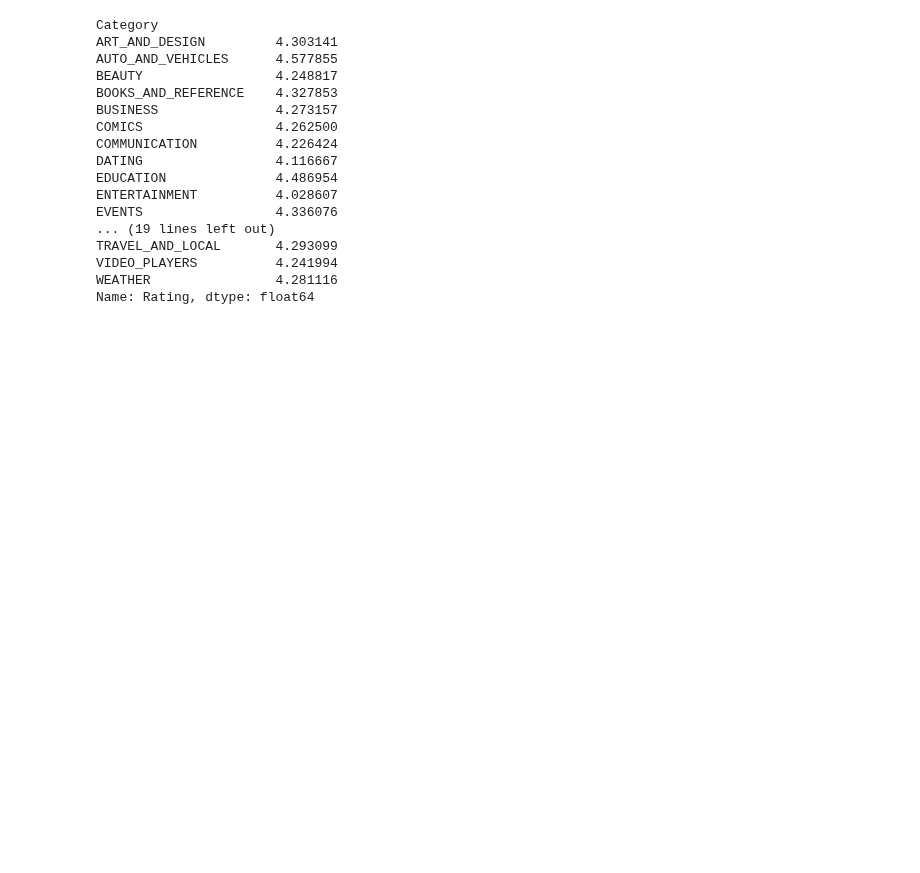
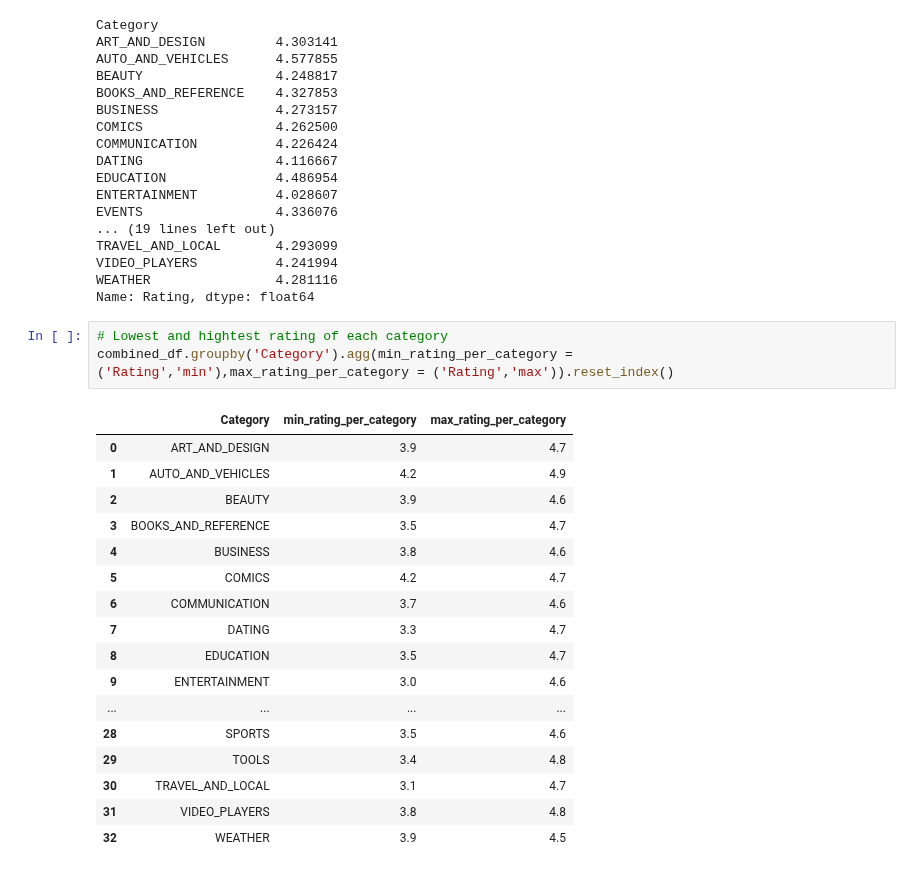
Before and after one commit to Preetirai-tech/Play-Store-App-Review-Analysis, a Jupyter notebook: Play_Store_App_Review_Analysis_Capstone_Project.ipynb, the cells around one changed output. Drawn from its saved outputs; the diff is of its cells as text; blank space fills up the shorter version.

```diff
--- a/Play_Store_App_Review_Analysis_Capstone_Project.ipynb
+++ b/Play_Store_App_Review_Analysis_Capstone_Project.ipynb
@@ -189,3 +189,24 @@ TRAVEL_AND_LOCAL       4.293099
 VIDEO_PLAYERS          4.241994
 WEATHER                4.281116
 Name: Rating, dtype: float64
+# %%
+# Lowest and hightest rating of each category
+combined_df.groupby('Category').agg(min_rating_per_category = ('Rating','min'),max_rating_per_category = ('Rating','max')).reset_index()
+# %% [output]
+|  | Category | min_rating_per_category | max_rating_per_category |
+| 0 | ART_AND_DESIGN | 3.9 | 4.7 |
+| 1 | AUTO_AND_VEHICLES | 4.2 | 4.9 |
+| 2 | BEAUTY | 3.9 | 4.6 |
+| 3 | BOOKS_AND_REFERENCE | 3.5 | 4.7 |
+| 4 | BUSINESS | 3.8 | 4.6 |
+| 5 | COMICS | 4.2 | 4.7 |
+| 6 | COMMUNICATION | 3.7 | 4.6 |
+| 7 | DATING | 3.3 | 4.7 |
+| 8 | EDUCATION | 3.5 | 4.7 |
+| 9 | ENTERTAINMENT | 3.0 | 4.6 |
+| ... | ... | ... | ... |
+| 28 | SPORTS | 3.5 | 4.6 |
+| 29 | TOOLS | 3.4 | 4.8 |
+| 30 | TRAVEL_AND_LOCAL | 3.1 | 4.7 |
+| 31 | VIDEO_PLAYERS | 3.8 | 4.8 |
+| 32 | WEATHER | 3.9 | 4.5 |
```
